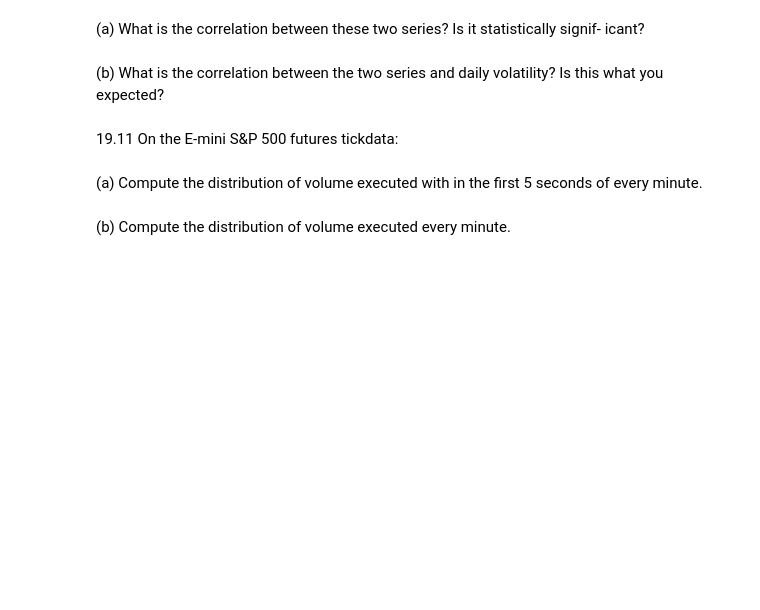
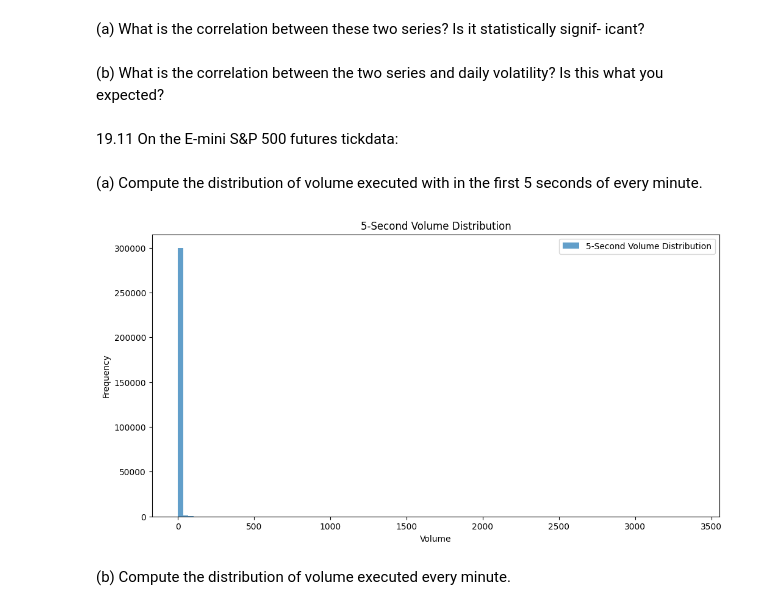
Before and after one commit to Green-grape/AFML, a Jupyter notebook: chapter19/exercise.ipynb, the cells around one changed output. Cells and saved outputs as stored; diff of their text form; code cells hidden in the pictures; blank space fills up the shorter version.

```diff
--- a/chapter19/exercise.ipynb
+++ b/chapter19/exercise.ipynb
@@ -602,5 +620,22 @@ what you expected?
 # %% [markdown]
 (a) Compute the distribution of volume executed with in the first 5 seconds of
 every minute.
+# %%
+df['Timestamp']=pd.to_datetime(df.index)
+df['Minute']=df['Timestamp'].dt.floor('T')
+df['Second']=df['Timestamp'].dt.second+df['Timestamp'].dt.microsecond / 1e6
+df_first_5sec=df[df['Second']<5]
+
+volume_5sec=df_first_5sec.groupby('Minute')['Volume'].sum()
+
+plt.figure(figsize=(12, 6))
+plt.hist(volume_5sec, bins=100, alpha=0.7, label='5-Second Volume Distribution')
+plt.title('5-Second Volume Distribution')
+plt.xlabel('Volume')
+plt.ylabel('Frequency')
+plt.legend()
+plt.show()
+# %% [output]
+[figure, added]
 # %% [markdown]
 (b) Compute the distribution of volume executed every minute.
```
Also changed, not shown: parts of 9 cells of this notebook.
